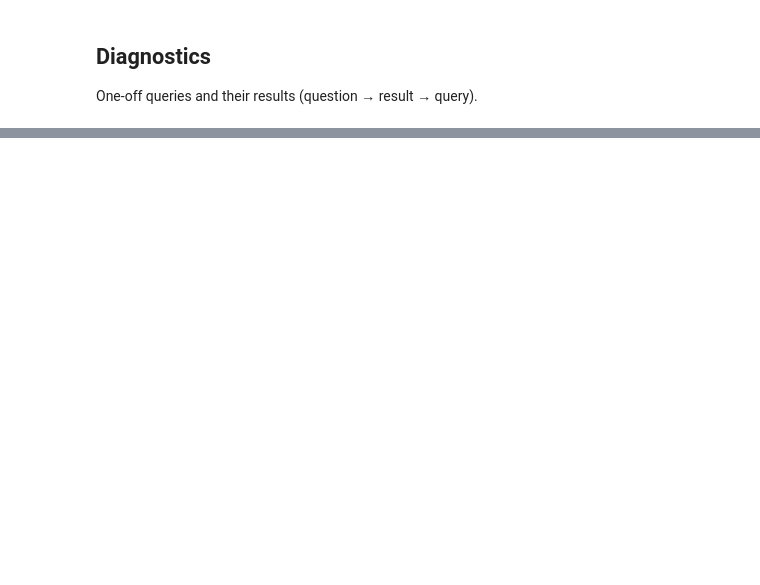
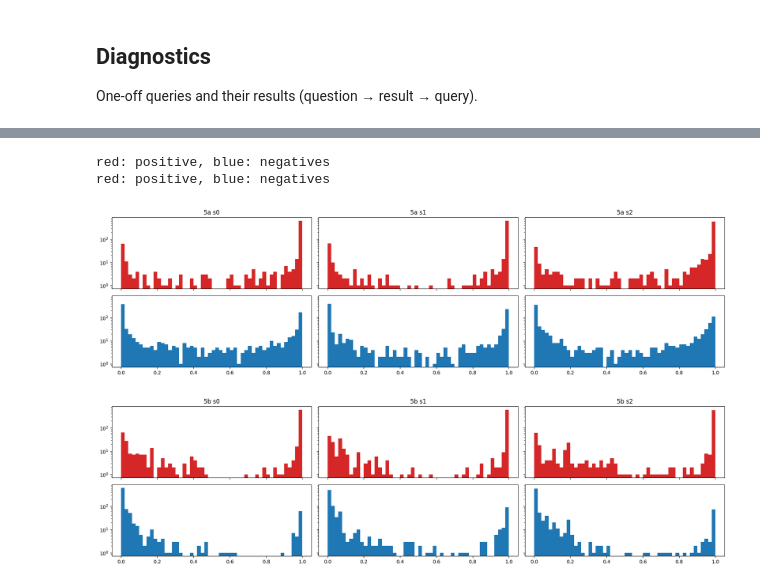
Before and after one commit to DZhang3210/ml-geocoding, a Jupyter notebook: geocoding_ml/transformers/02_cross_encoder.ipynb, the cells around one changed output, grey strips where cells are left out. Drawn from its saved outputs; the diff is of its cells as text; code cells hidden in the pictures; blank space fills up the shorter version.

```diff
--- a/geocoding_ml/transformers/02_cross_encoder.ipynb
+++ b/geocoding_ml/transformers/02_cross_encoder.ipynb
@@ -369,0 +597,27 @@ One-off queries and their results (question → result → query).
+# %%
+from sklearn.metrics import roc_curve
+
+def slice_masks(df, labels):   # copied from 5a's D4
+    return {"pos": (labels.values == 1) & (df["address_a"] != df["address_b"]).values,
+            "c2s": (df["neg_type"] == "case2s").values, "case1": (df["neg_type"] == "case1").values}
+
+folders = {"5a": "checkpoints", "5b": CHECKPOINT_DIR, "rand_mc2": "../esim/checkpoints/esim_rand_mc2"}
+mv, mt = slice_masks(val, val_label), slice_masks(test, test_label)
+rows = []
+for name, folder in folders.items():
+    for seed in SEEDS:
+        pt = np.load(f"{folder}/probs_test_seed_{seed}.npy")
+        pv = np.load(f"{folder}/probs_val_seed_{seed}.npy")
+
+        s = np.r_[pv[mv["pos"]], pv[mv["c2s"]]]
+        y = np.r_[np.ones(mv["pos"].sum()), np.zeros(mv["c2s"].sum())]
+
+        fpr, tpr, thr = roc_curve(y, s)
+        t = thr[np.argmax(tpr - fpr)]
+
+        rows.append({"model": name, "seed": seed, "t": t,
+             "found": 100 * (pt[mt["pos"]] >= t).mean(),
+             "case2s rejected": 100 * (pt[mt["c2s"]] < t).mean(),
+             "case1 rejected": 100 * (pt[mt["case1"]] < t).mean()})
+
+display(pd.DataFrame(rows).set_index(["model", "seed"]).round(3))
@@ -369,0 +636,23 @@ One-off queries and their results (question → result → query).
+# %%
+import matplotlib.pyplot as plt
+
+bins = np.linspace(0, 1, 51)
+runs_5a = [(name, seed) for name in ["5a"] for seed in SEEDS]
+runs_5b = [(name, seed) for name in ["5b"] for seed in SEEDS]
+for runs in [runs_5a, runs_5b]:
+    fig, axes = plt.subplots(2, len(runs), sharex=True, sharey=True, figsize=(18, 5))
+    for j, (name, seed) in enumerate(runs):
+        pv = np.load(f"{folders[name]}/probs_val_seed_{seed}.npy")
+
+        axes[0, j].set_title(f"{name} s{seed}")
+        axes[1, j].set_yscale("log")
+        axes[0, j].set_yscale("log")
+        axes[1, j].hist(pv[mv["c2s"]], bins=bins, color="tab:blue")
+        axes[0, j].hist(pv[mv["pos"]], bins=bins, color="tab:red")
+    print(f"red: positive, blue: negatives")
+    plt.tight_layout()
+# %% [output]
+red: positive, blue: negatives
+red: positive, blue: negatives
+[figure, added]
+[figure, added]
```
Also changed, not shown: parts of 10 cells of this notebook, 8 other files.
